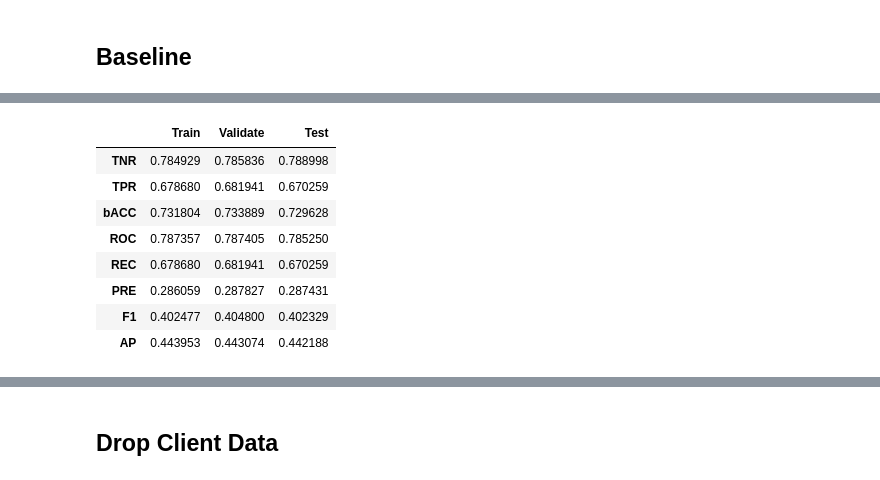
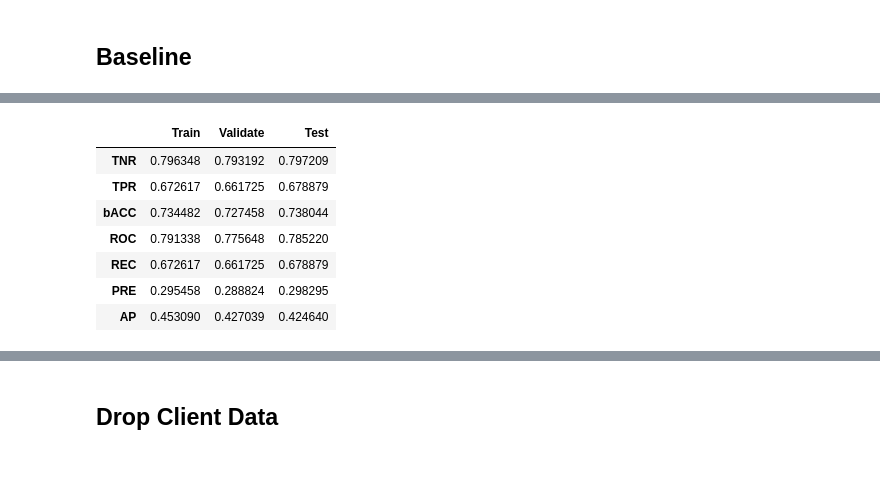
Before and after one commit to iewaij/data-analytics-bank-marketing, a Jupyter notebook: code/4_feature_engineering.ipynb, the cells around one changed output, grey strips where cells are left out. Cells and saved outputs as stored; diff of their text form; code cells hidden in the pictures.

```diff
--- a/code/4_feature_engineering.ipynb
+++ b/code/4_feature_engineering.ipynb
@@ -23,5 +25,21 @@ from catboost import CatBoostClassifier
 # %%
 def import_dataset(filename):
+    """
+    Import the dataset from the path.
+
+    Parameters
+    ----------
+        filename : str
+            filename with path
+
+    Returns
+    -------
+        data : DataFrame
+
+    Examples
+    --------
+        bank_mkt = import_dataset("../data/BankMarketing.csv")
+    """
     bank_mkt = pd.read_csv(filename,
                            na_values=["unknown", "nonexistent"],
                            true_values=["yes", "success"],
@@ -60,4 +74,0 @@ train_validate_split = StratifiedShuffleSplit(n_splits=1, test_size=0.2, random_
-# %%
-for train_index, test_index in train_test_split.split(bank_mkt.drop("y", axis=1), bank_mkt["y"]):
-    bank_train_set = bank_mkt.loc[train_index].reset_index(drop=True)
-    bank_test_set = bank_mkt.loc[test_index].reset_index(drop=True)
@@ -192,0 +273,5 @@ basic_encoder = FunctionTransformer(cat_encode)
+# %%
+cat_encoder = FunctionTransformer(cat_encode)
+cat_clf = CatBoostClassifier(eval_metric="AUC", class_weights=[1, 8])
+cat_baseline = benchmark(bank_mkt, cat_encoder, cat_clf)
+cat_baseline
@@ -209,7 +303,9 @@ num_features =  ["age",
                  "euribor3m",
                  "nr.employed"]
 
-cat_transformer = ColumnTransformer([
+hot_scaler = ColumnTransformer([
     ("one_hot_encoder", OneHotEncoder(drop="first"), cat_features),
     ("scaler", StandardScaler(), num_features)
 ], remainder="passthrough")
+
+cat_transformer = make_pipeline(cat_encoder, hot_scaler)
@@ -246,18 +325,16 @@ benchmark_dataset(logit_clf, X_ttrain, y_ttrain, X_validate, y_validate, X_test,
 # %%
 rbf_clf = Pipeline([
-    ("cat_transformer", cat_transformer),
     ("rbf", RBFSampler(gamma=0.001, random_state=42)),
     ("svm", LinearSVC(C=1, loss="squared_hinge", dual=False, class_weight="balanced", max_iter=1000))
 ])
-rbf_clf.fit(X_ttrain, y_ttrain)
-benchmark_dataset(rbf_clf, X_ttrain, y_ttrain, X_validate, y_validate, X_test, y_test)
+rbf_baseline = benchmark(bank_mkt, cat_transformer, rbf_clf)
+rbf_baseline
 # %% [output]
 |  | Train | Validate | Test |
-| TNR | 0.784929 | 0.785836 | 0.788998 |
-| TPR | 0.678680 | 0.681941 | 0.670259 |
-| bACC | 0.731804 | 0.733889 | 0.729628 |
-| ROC | 0.787357 | 0.787405 | 0.785250 |
-| REC | 0.678680 | 0.681941 | 0.670259 |
-| PRE | 0.286059 | 0.287827 | 0.287431 |
-| F1 | 0.402477 | 0.404800 | 0.402329 |
-| AP | 0.443953 | 0.443074 | 0.442188 |
+| TNR | 0.796348 | 0.793192 | 0.797209 |
+| TPR | 0.672617 | 0.661725 | 0.678879 |
+| bACC | 0.734482 | 0.727458 | 0.738044 |
+| ROC | 0.791338 | 0.775648 | 0.785220 |
+| REC | 0.672617 | 0.661725 | 0.678879 |
+| PRE | 0.295458 | 0.288824 | 0.298295 |
+| AP | 0.453090 | 0.427039 | 0.424640 |
```
Also changed, not shown: parts of 87 cells of this notebook, 1 other file.
